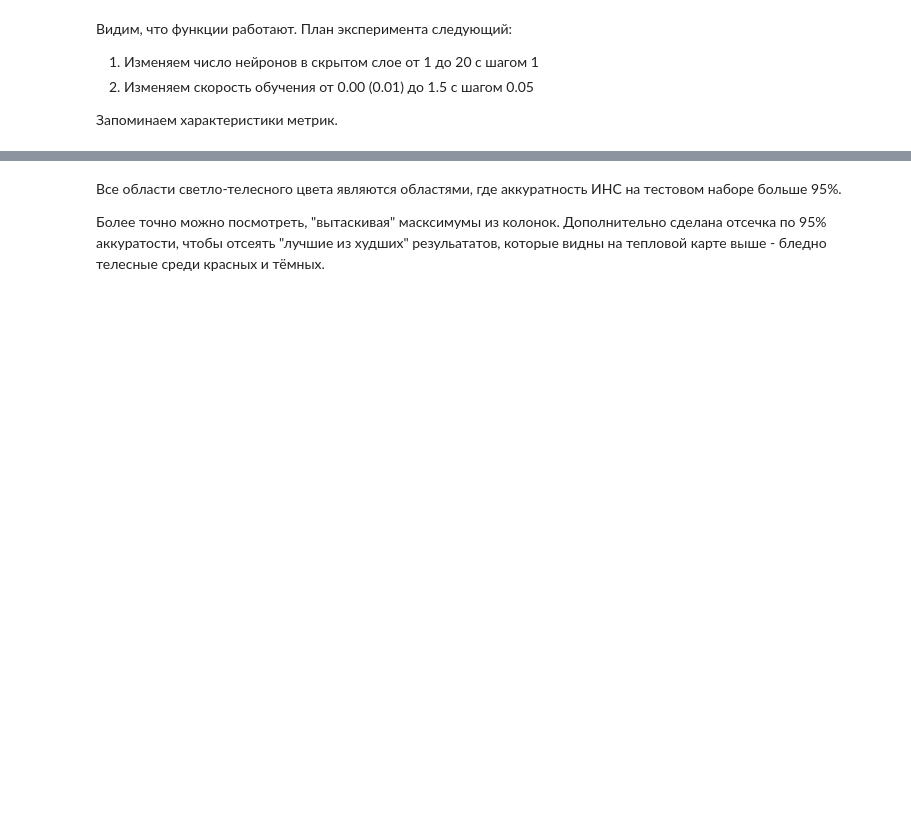
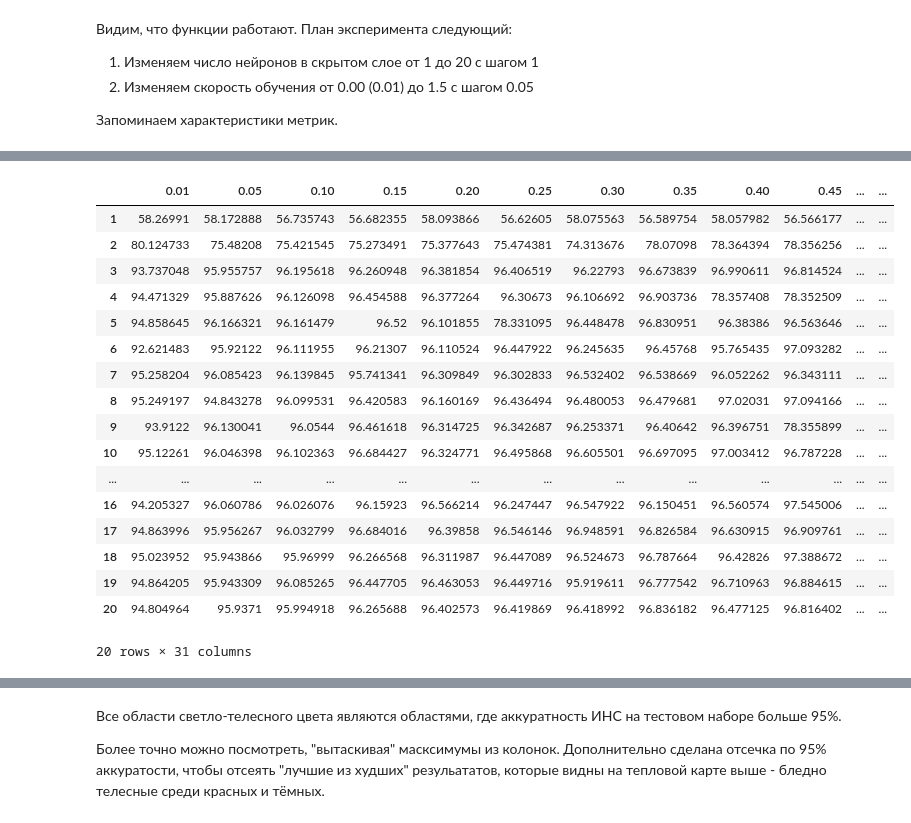
Before and after one commit to eridanletalis/GB_nn, a Jupyter notebook: hw1.ipynb, the cells around one changed output, grey strips where cells are left out. Saved outputs shown, nothing was run; the diff lists cells and outputs as text; code cells hidden in the pictures; blank space fills up the shorter version.

```diff
--- a/hw1.ipynb
+++ b/hw1.ipynb
@@ -530,0 +550,21 @@ for n_cnt in neuron_counts:
+# %%
+train_result
+# %% [output]
+|  | 0.01 | 0.05 | 0.10 | 0.15 | 0.20 | 0.25 | 0.30 | 0.35 | 0.40 | 0.45 | ... | ... |
+| 1 | 58.26991 | 58.172888 | 56.735743 | 56.682355 | 58.093866 | 56.62605 | 58.075563 | 56.589754 | 58.057982 | 56.566177 | ... | ... |
+| 2 | 80.124733 | 75.48208 | 75.421545 | 75.273491 | 75.377643 | 75.474381 | 74.313676 | 78.07098 | 78.364394 | 78.356256 | ... | ... |
+| 3 | 93.737048 | 95.955757 | 96.195618 | 96.260948 | 96.381854 | 96.406519 | 96.22793 | 96.673839 | 96.990611 | 96.814524 | ... | ... |
+| 4 | 94.471329 | 95.887626 | 96.126098 | 96.454588 | 96.377264 | 96.30673 | 96.106692 | 96.903736 | 78.357408 | 78.352509 | ... | ... |
+| 5 | 94.858645 | 96.166321 | 96.161479 | 96.52 | 96.101855 | 78.331095 | 96.448478 | 96.830951 | 96.38386 | 96.563646 | ... | ... |
+| 6 | 92.621483 | 95.92122 | 96.111955 | 96.21307 | 96.110524 | 96.447922 | 96.245635 | 96.45768 | 95.765435 | 97.093282 | ... | ... |
+| 7 | 95.258204 | 96.085423 | 96.139845 | 95.741341 | 96.309849 | 96.302833 | 96.532402 | 96.538669 | 96.052262 | 96.343111 | ... | ... |
+| 8 | 95.249197 | 94.843278 | 96.099531 | 96.420583 | 96.160169 | 96.436494 | 96.480053 | 96.479681 | 97.02031 | 97.094166 | ... | ... |
+| 9 | 93.9122 | 96.130041 | 96.0544 | 96.461618 | 96.314725 | 96.342687 | 96.253371 | 96.40642 | 96.396751 | 78.355899 | ... | ... |
+| 10 | 95.12261 | 96.046398 | 96.102363 | 96.684427 | 96.324771 | 96.495868 | 96.605501 | 96.697095 | 97.003412 | 96.787228 | ... | ... |
+| ... | ... | ... | ... | ... | ... | ... | ... | ... | ... | ... | ... | ... |
+| 16 | 94.205327 | 96.060786 | 96.026076 | 96.15923 | 96.566214 | 96.247447 | 96.547922 | 96.150451 | 96.560574 | 97.545006 | ... | ... |
+| 17 | 94.863996 | 95.956267 | 96.032799 | 96.684016 | 96.39858 | 96.546146 | 96.948591 | 96.826584 | 96.630915 | 96.909761 | ... | ... |
+| 18 | 95.023952 | 95.943866 | 95.96999 | 96.266568 | 96.311987 | 96.447089 | 96.524673 | 96.787664 | 96.42826 | 97.388672 | ... | ... |
+| 19 | 94.864205 | 95.943309 | 96.085265 | 96.447705 | 96.463053 | 96.449716 | 95.919611 | 96.777542 | 96.710963 | 96.884615 | ... | ... |
+| 20 | 94.804964 | 95.9371 | 95.994918 | 96.265688 | 96.402573 | 96.419869 | 96.418992 | 96.836182 | 96.477125 | 96.816402 | ... | ... |
+20 rows × 31 columns
```
Also changed, not shown: parts of 11 cells of this notebook.
